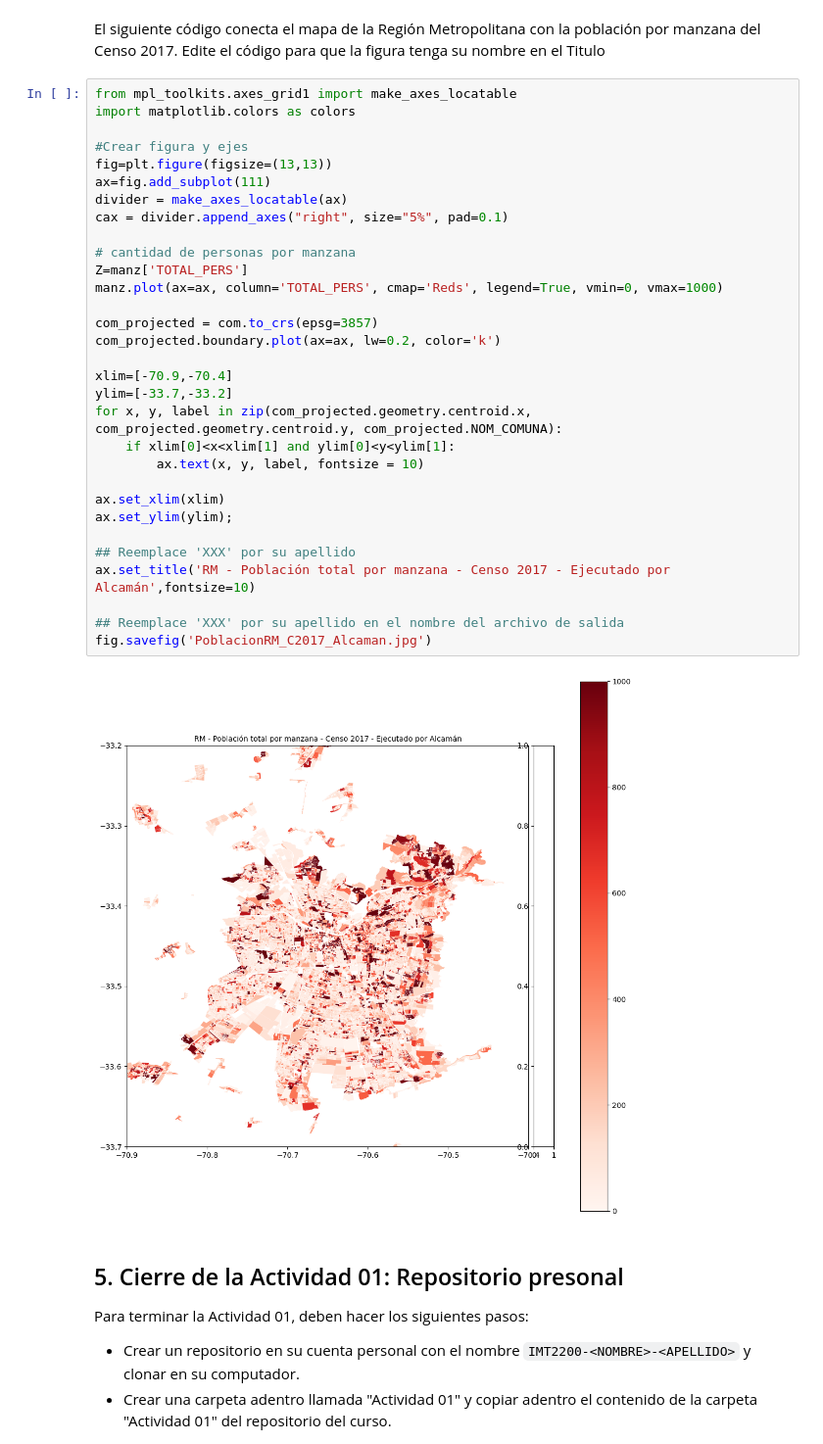
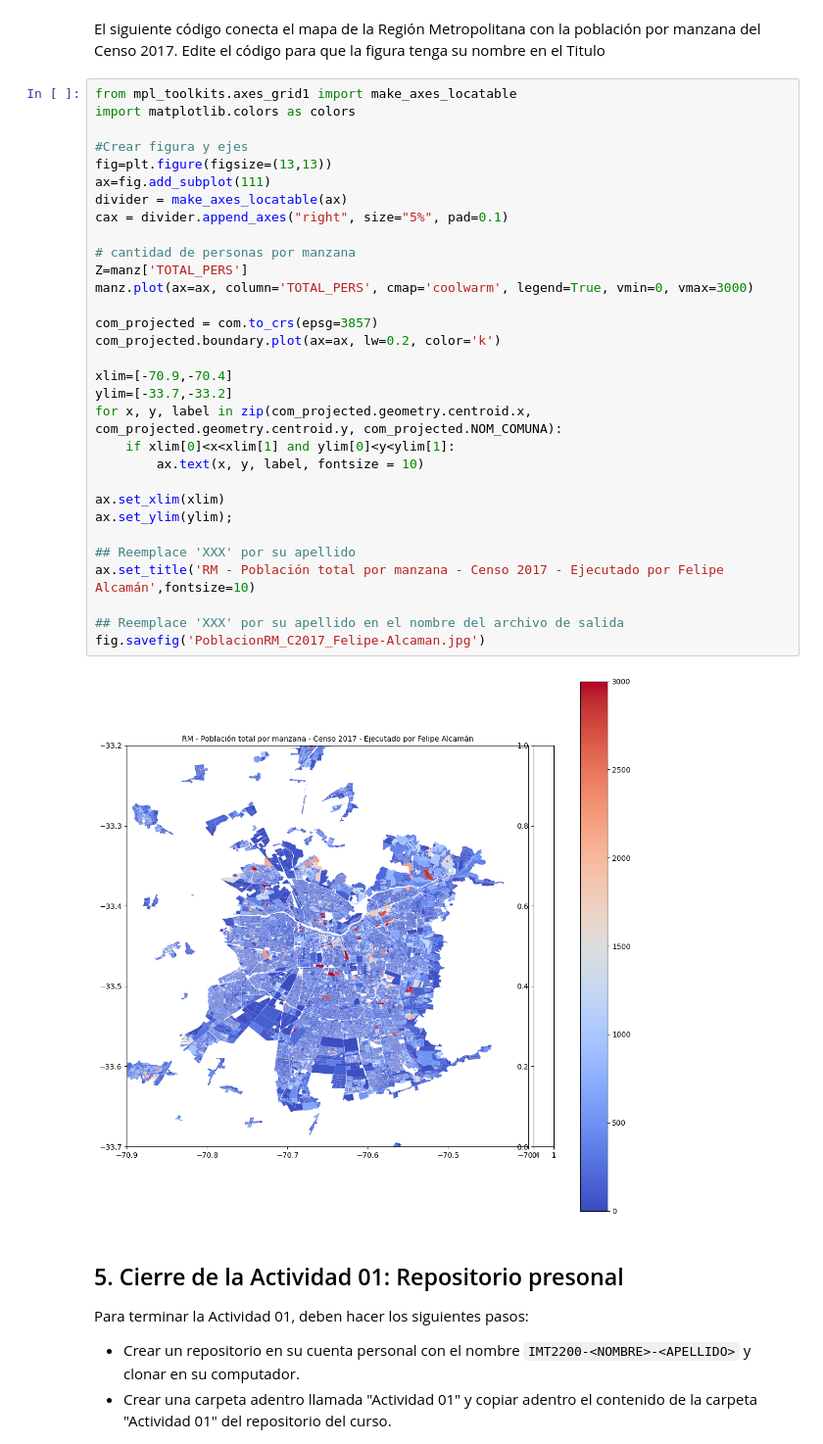
Before and after one commit to ZenTial14/IMT2200-FELIPE-ALCAMAN, a Jupyter notebook: Actividad 01/IMT2200 - Actividad 01.ipynb, the cells around one changed output. Shown at 98% size. Cells and saved outputs as stored; diff of their text form.

```diff
--- a/Actividad 01/IMT2200 - Actividad 01.ipynb
+++ b/Actividad 01/IMT2200 - Actividad 01.ipynb
@@ -143,36 +143,36 @@ El siguiente código conecta el mapa de la Región Metropolitana con la poblaci
 # %%
 from mpl_toolkits.axes_grid1 import make_axes_locatable
 import matplotlib.colors as colors
 
 #Crear figura y ejes
 fig=plt.figure(figsize=(13,13))
 ax=fig.add_subplot(111)
 divider = make_axes_locatable(ax)
 cax = divider.append_axes("right", size="5%", pad=0.1)
 
 # cantidad de personas por manzana
 Z=manz['TOTAL_PERS']
-manz.plot(ax=ax, column='TOTAL_PERS', cmap='Reds', legend=True, vmin=0, vmax=1000)
+manz.plot(ax=ax, column='TOTAL_PERS', cmap='coolwarm', legend=True, vmin=0, vmax=3000)
 
 com_projected = com.to_crs(epsg=3857)
 com_projected.boundary.plot(ax=ax, lw=0.2, color='k')
 
 xlim=[-70.9,-70.4]
 ylim=[-33.7,-33.2]
 for x, y, label in zip(com_projected.geometry.centroid.x, com_projected.geometry.centroid.y, com_projected.NOM_COMUNA):
     if xlim[0]<x<xlim[1] and ylim[0]<y<ylim[1]:
         ax.text(x, y, label, fontsize = 10)
 
 ax.set_xlim(xlim)
 ax.set_ylim(ylim);
 
 ## Reemplace 'XXX' por su apellido
-ax.set_title('RM - Población total por manzana - Censo 2017 - Ejecutado por Alcamán',fontsize=10)
+ax.set_title('RM - Población total por manzana - Censo 2017 - Ejecutado por Felipe Alcamán',fontsize=10)
 
 ## Reemplace 'XXX' por su apellido en el nombre del archivo de salida
-fig.savefig('PoblacionRM_C2017_Alcaman.jpg')
+fig.savefig('PoblacionRM_C2017_Felipe-Alcaman.jpg')
 # %% [output]
-[figure, old version]
+[figure, new version]
 # %% [markdown]
 ## 5. Cierre de la Actividad 01: Repositorio presonal
 
```
Also changed, not shown: 2 other files.
